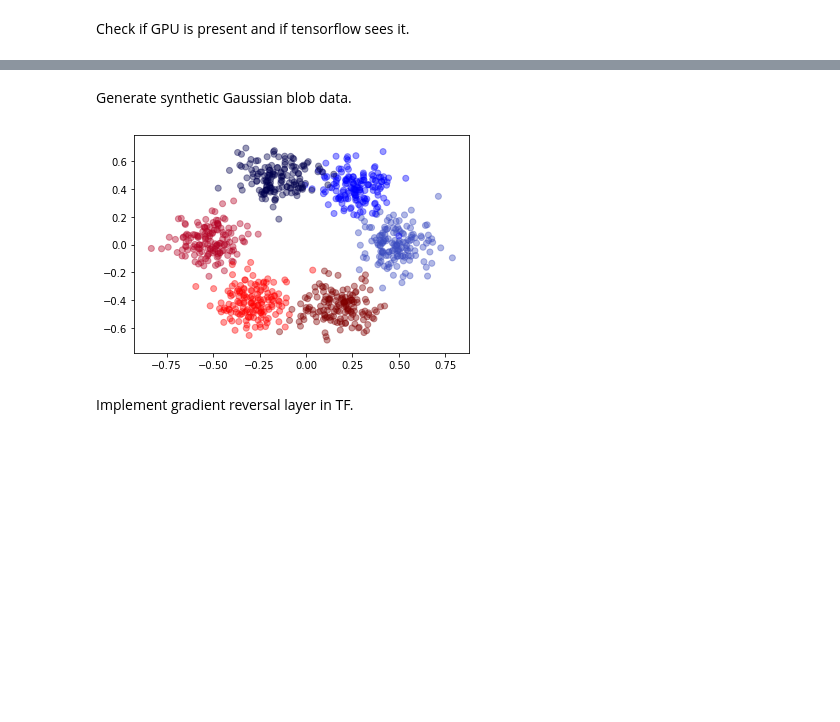
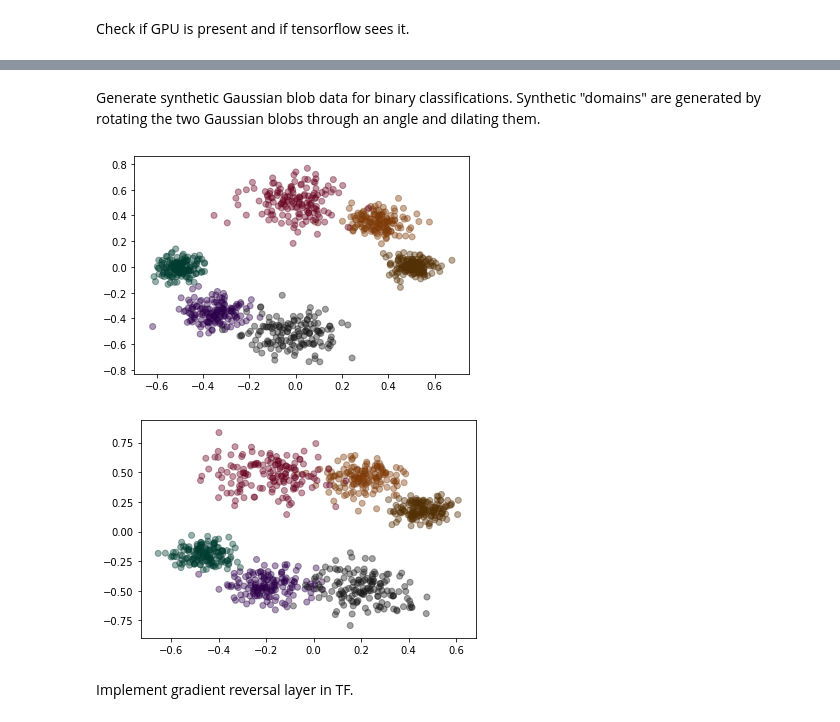
Before and after one commit to Ushnish-Sengupta/MDAN-GE, a Jupyter notebook: DANN_Blob.ipynb, the cells around one changed output, grey strips where cells are left out. Drawn from its saved outputs; the diff is of its cells as text; code cells hidden in the pictures; blank space fills up the shorter version.

```diff
--- a/DANN_Blob.ipynb
+++ b/DANN_Blob.ipynb
@@ -40,30 +40,43 @@ device_lib.list_local_devices()
  physical_device_desc: "device: 0, name: GeForce RTX 2070 with Max-Q Design, pci bus id: 0000:01:00.0, compute capability: 7.5"]
-# %% [markdown]
-Generate synthetic Gaussian blob data.
+# %% [markdown]
+Generate synthetic Gaussian blob data for binary classifications. Synthetic "domains" are generated by rotating the two Gaussian blobs through an angle and dilating them.
 # %%
-num_domains_train = 4
+num_domains_train = 3
+num_domains_test = 3
 num_data = 300
 X_train = np.zeros((num_data*num_domains_train, 2))
 y_train = np.zeros((num_data*num_domains_train, 2), dtype = int)
 D_train = np.zeros((num_data*num_domains_train, num_domains_train), dtype = int)
-X_test = np.zeros(((num_data//5)*num_domains_train, 2))
-y_test = np.zeros((num_data*num_domains//5, 2), dtype = int)
-D_test = np.zeros((num_data*num_domains//5, num_domains), dtype = int)
-cmap_list = ['coolwarm', 'bwr', 'seismic']
+X_test = np.zeros((num_data*num_domains_test, 2))
+y_test = np.zeros((num_data*num_domains_test, 2), dtype = int)
+D_test = np.zeros((num_data*num_domains_test, num_domains_test), dtype = int)
+cmap_list = ['BrBG', 'PuOr', 'RdGy']
 
 for i in range(num_domains_train):
-    x_blob1 = 0.5*np.cos(6*i/(2*pi))
-    y_blob1 = 0.5*np.sin(6*i/(2*pi))
-    x_blob2 = 0.5*np.cos(6*i/(2*pi)+pi)
-    y_blob2 = 0.5*np.sin(6*i/(2*pi)+pi)
-    std = (0.1)
+    x_blob1 = 0.5*np.cos(i*pi/4.0)
+    y_blob1 = 0.5*np.sin(i*pi/4.0)
+    x_blob2 = 0.5*np.cos(i*pi/4.0 + pi)
+    y_blob2 = 0.5*np.sin(i*pi/4.0 + pi)
+    std = 0.05*(0.5*i+1)
+    Xs, ys = make_blobs(num_data, centers = [[x_blob1, y_blob1], [x_blob2, y_blob2]], cluster_std = std)
+    plt.scatter(Xs[:,0], Xs[:,1], c = ys, cmap = cmap_list[i], alpha = 0.4)
+
+plt.show()
+
+for i in range(num_domains_test):
+    x_blob1 = 0.5*np.cos((i+0.5)*pi/4.0)
+    y_blob1 = 0.5*np.sin((i+0.5)*pi/4.0)
+    x_blob2 = 0.5*np.cos((i+0.5)*pi/4.0 + pi)
+    y_blob2 = 0.5*np.sin((i+0.5)*pi/4.0 + pi)
+    std = 0.05*(0.5*(i+0.5)+1)
     Xs, ys = make_blobs(num_data, centers = [[x_blob1, y_blob1], [x_blob2, y_blob2]], cluster_std = std)
     Xt, yt = make_blobs(num_data//5, centers = [[x_blob1, y_blob1], [x_blob2, y_blob2]], cluster_std = std)
     plt.scatter(Xs[:,0], Xs[:,1], c = ys, cmap = cmap_list[i], alpha = 0.4)
 
 plt.show()
 # %% [output]
-[figure, old version]
+[figure, new version]
+[figure, added]
 # %% [markdown]
 Implement gradient reversal layer in TF.
 # %%
```
Also changed, not shown: parts of 2 cells of this notebook.
